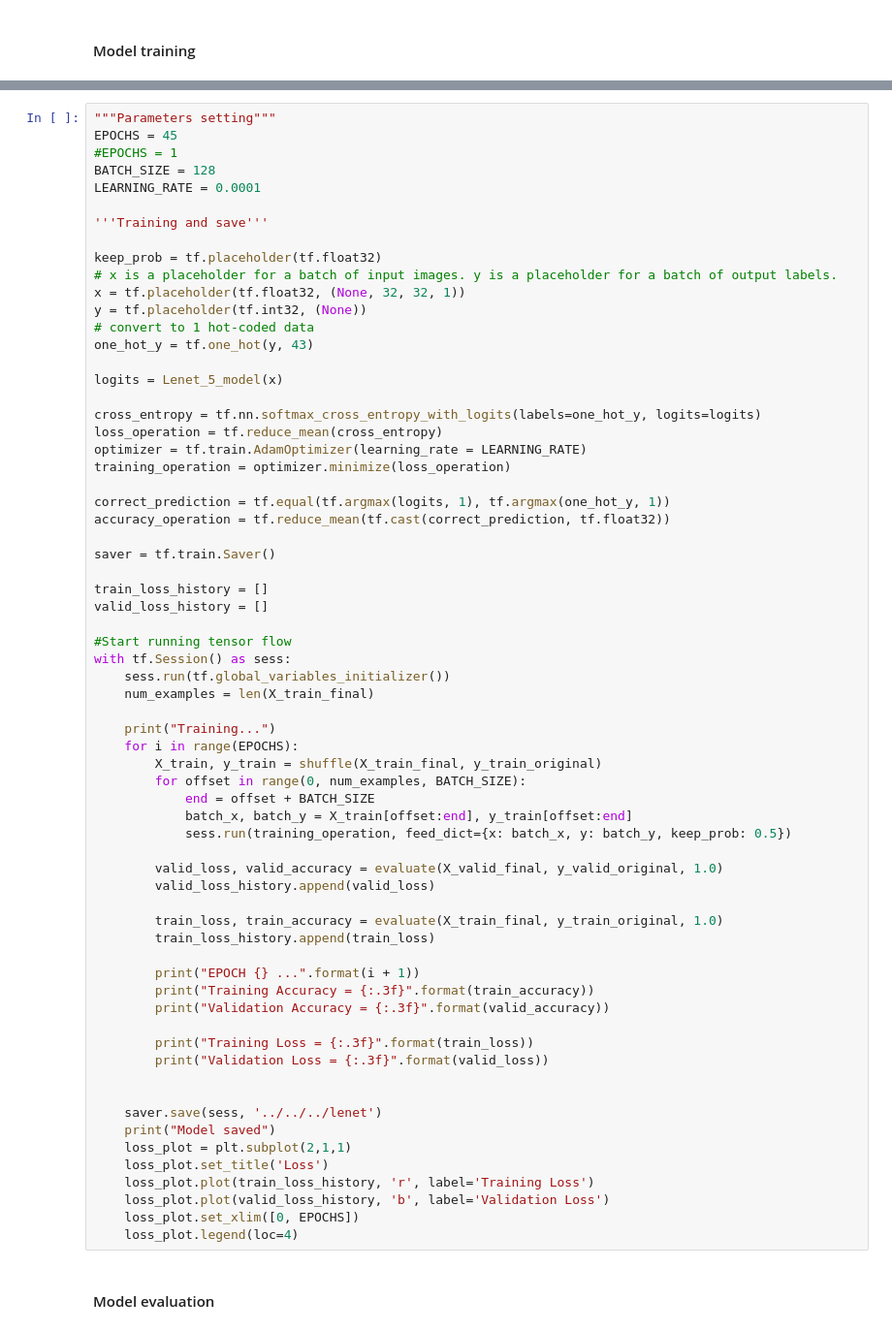
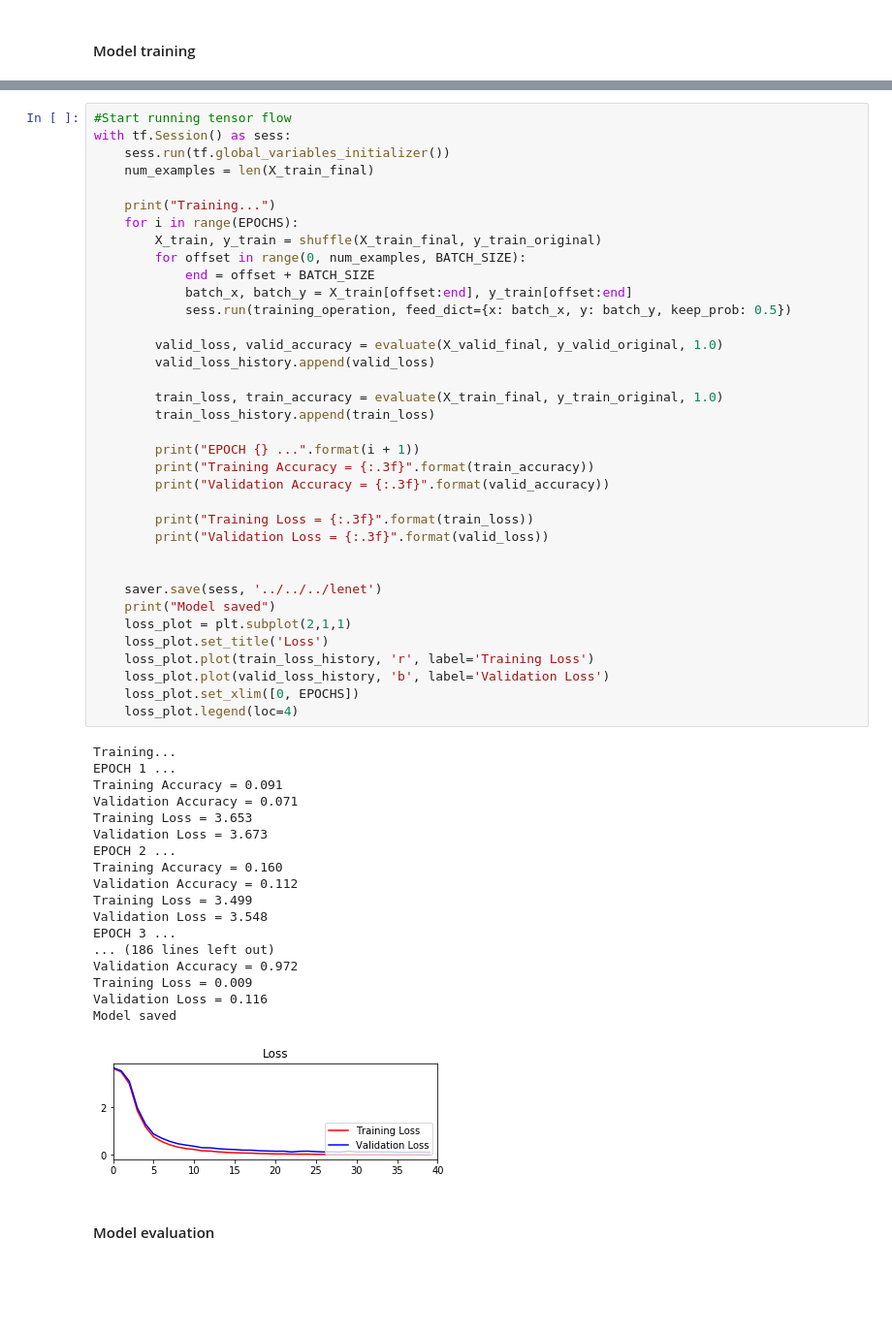
Before and after one commit to tranlv/Self-Driving-Car-Engineer-Part-1, a Jupyter notebook: Traffic Sign Classifier/notebook/Traffic_Sign_Classifier.ipynb, the cells around one changed output, grey strips where cells are left out. Shown at 97% size. Drawn from its saved outputs; the diff is of its cells as text; blank space fills up the shorter version.

```diff
--- a/Traffic Sign Classifier/notebook/Traffic_Sign_Classifier.ipynb
+++ b/Traffic Sign Classifier/notebook/Traffic_Sign_Classifier.ipynb
@@ -358,34 +417,4 @@ def evaluate(X_data, y_data, my_keep_prob):
 # %%
-"""Parameters setting"""
-EPOCHS = 45
-#EPOCHS = 1
-BATCH_SIZE = 128
-LEARNING_RATE = 0.0001
-
-'''Training and save'''
-
-keep_prob = tf.placeholder(tf.float32)
-# x is a placeholder for a batch of input images. y is a placeholder for a batch of output labels.
-x = tf.placeholder(tf.float32, (None, 32, 32, 1))
-y = tf.placeholder(tf.int32, (None))
-# convert to 1 hot-coded data
-one_hot_y = tf.one_hot(y, 43)
-
-logits = Lenet_5_model(x)
-
-cross_entropy = tf.nn.softmax_cross_entropy_with_logits(labels=one_hot_y, logits=logits)
-loss_operation = tf.reduce_mean(cross_entropy)
-optimizer = tf.train.AdamOptimizer(learning_rate = LEARNING_RATE)
-training_operation = optimizer.minimize(loss_operation)
-
-correct_prediction = tf.equal(tf.argmax(logits, 1), tf.argmax(one_hot_y, 1))
-accuracy_operation = tf.reduce_mean(tf.cast(correct_prediction, tf.float32))
-
-saver = tf.train.Saver()
-
-train_loss_history = []
-valid_loss_history = []
-
 #Start running tensor flow
 with tf.Session() as sess:
     sess.run(tf.global_variables_initializer())
@@ -394,33 +423,52 @@ with tf.Session() as sess:
     print("Training...")
     for i in range(EPOCHS):
         X_train, y_train = shuffle(X_train_final, y_train_original)
         for offset in range(0, num_examples, BATCH_SIZE):
             end = offset + BATCH_SIZE
             batch_x, batch_y = X_train[offset:end], y_train[offset:end]
             sess.run(training_operation, feed_dict={x: batch_x, y: batch_y, keep_prob: 0.5})
 
         valid_loss, valid_accuracy = evaluate(X_valid_final, y_valid_original, 1.0)
         valid_loss_history.append(valid_loss)
 
         train_loss, train_accuracy = evaluate(X_train_final, y_train_original, 1.0)
         train_loss_history.append(train_loss)
 
         print("EPOCH {} ...".format(i + 1))
         print("Training Accuracy = {:.3f}".format(train_accuracy))
         print("Validation Accuracy = {:.3f}".format(valid_accuracy))
 
         print("Training Loss = {:.3f}".format(train_loss))
         print("Validation Loss = {:.3f}".format(valid_loss))
 
 
     saver.save(sess, '../../../lenet')
     print("Model saved")
     loss_plot = plt.subplot(2,1,1)
     loss_plot.set_title('Loss')
     loss_plot.plot(train_loss_history, 'r', label='Training Loss')
     loss_plot.plot(valid_loss_history, 'b', label='Validation Loss')
     loss_plot.set_xlim([0, EPOCHS])
     loss_plot.legend(loc=4)
+# %% [output]
+Training...
+EPOCH 1 ...
+Training Accuracy = 0.091
+Validation Accuracy = 0.071
+Training Loss = 3.653
+Validation Loss = 3.673
+EPOCH 2 ...
+Training Accuracy = 0.160
+Validation Accuracy = 0.112
+Training Loss = 3.499
+Validation Loss = 3.548
+EPOCH 3 ...
+... (186 lines left out)
+Validation Accuracy = 0.972
+Training Loss = 0.009
+Validation Loss = 0.116
+Model saved
+[figure, added]
 # %% [markdown]
 #### Model evaluation
 # %%
```
Also changed, not shown: parts of 9 cells of this notebook.
